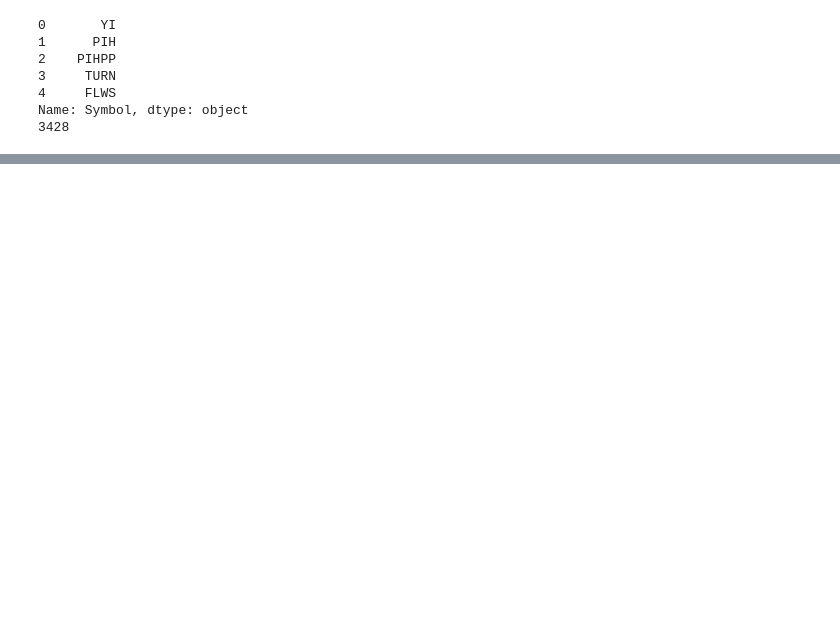
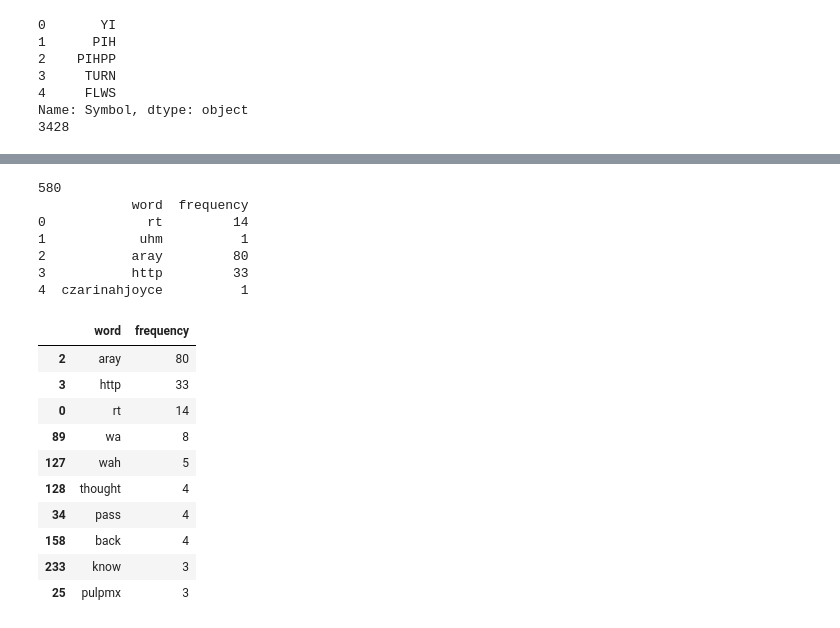
Before and after one commit to myz540/twitter_stocker, a Jupyter notebook: ZHONG_CS688_Term_Project_Option_3.ipynb, the cells around one changed output, grey strips where cells are left out. Cells and saved outputs as stored; diff of their text form; code cells hidden in the pictures; blank space fills up the shorter version.

```diff
--- a/ZHONG_CS688_Term_Project_Option_3.ipynb
+++ b/ZHONG_CS688_Term_Project_Option_3.ipynb
@@ -127,0 +277,23 @@ corpus_handler = CorpusHandler(api, ticker_df)
+# %%
+loser_df = CorpusHandler.get_word_counts(loser_words)
+loser_df.sort_values('frequency', ascending=False, inplace=True)
+loser_df.head(10)
+# %% [output]
+580
+            word  frequency
+0             rt         14
+1            uhm          1
+2           aray         80
+3           http         33
+4  czarinahjoyce          1
+|  | word | frequency |
+| 2 | aray | 80 |
+| 3 | http | 33 |
+| 0 | rt | 14 |
+| 89 | wa | 8 |
+| 127 | wah | 5 |
+| 128 | thought | 4 |
+| 34 | pass | 4 |
+| 158 | back | 4 |
+| 233 | know | 3 |
+| 25 | pulpmx | 3 |
```
Also changed, not shown: parts of 36 cells of this notebook, 4 other files.
